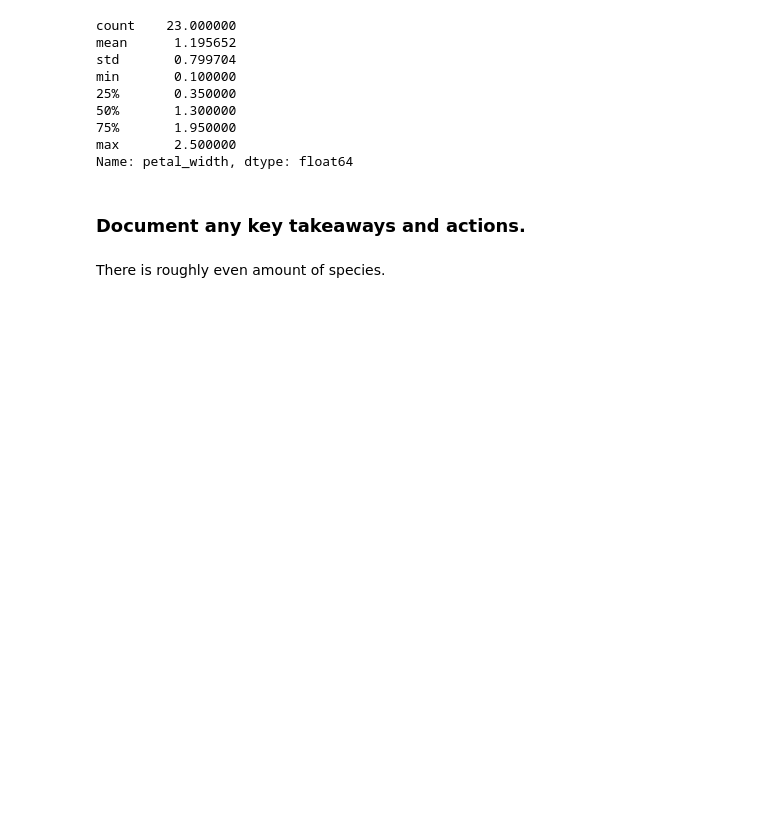
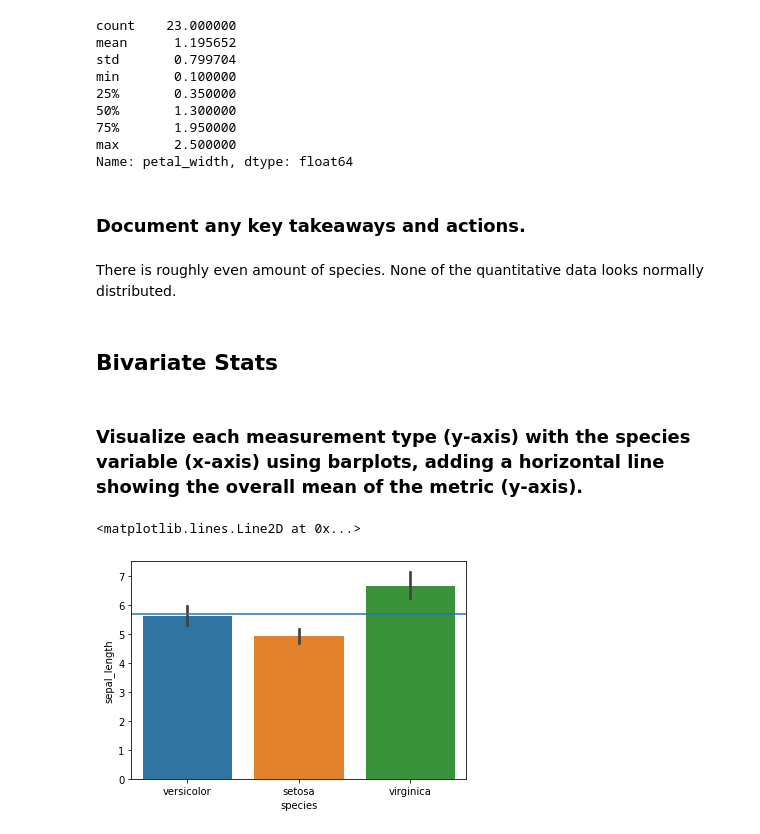
Before and after one commit to malachi-hale/classification-exercises, a Jupyter notebook: classification_exercises.ipynb, the cells around one changed output. Cells and saved outputs as stored; diff of their text form; code cells hidden in the pictures; blank space fills up the shorter version.

```diff
--- a/classification_exercises.ipynb
+++ b/classification_exercises.ipynb
@@ -584,4 +597,16 @@ Name: petal_width, dtype: float64
 # %% [markdown]
 ### Document any key takeaways and actions.
 # %% [markdown]
-There is roughly even amount of species.
+There is roughly even amount of species. None of the quantitative data looks normally distributed.
+# %% [markdown]
+## Bivariate Stats
+# %% [markdown]
+### Visualize each measurement type (y-axis) with the species variable (x-axis) using barplots, adding a horizontal line showing the overall mean of the metric (y-axis).
+# %%
+sepal_length_species = sns.barplot(data=train, x = 'species', y =
+'sepal_length')
+average = (train["sepal_length"].sum())/(len(train["sepal_length"]))
+sepal_length_species.axhline(average)
+# %% [output]
+<matplotlib.lines.Line2D at 0x...>
+[figure, added]
```
Also changed, not shown: parts of 49 cells of this notebook.
